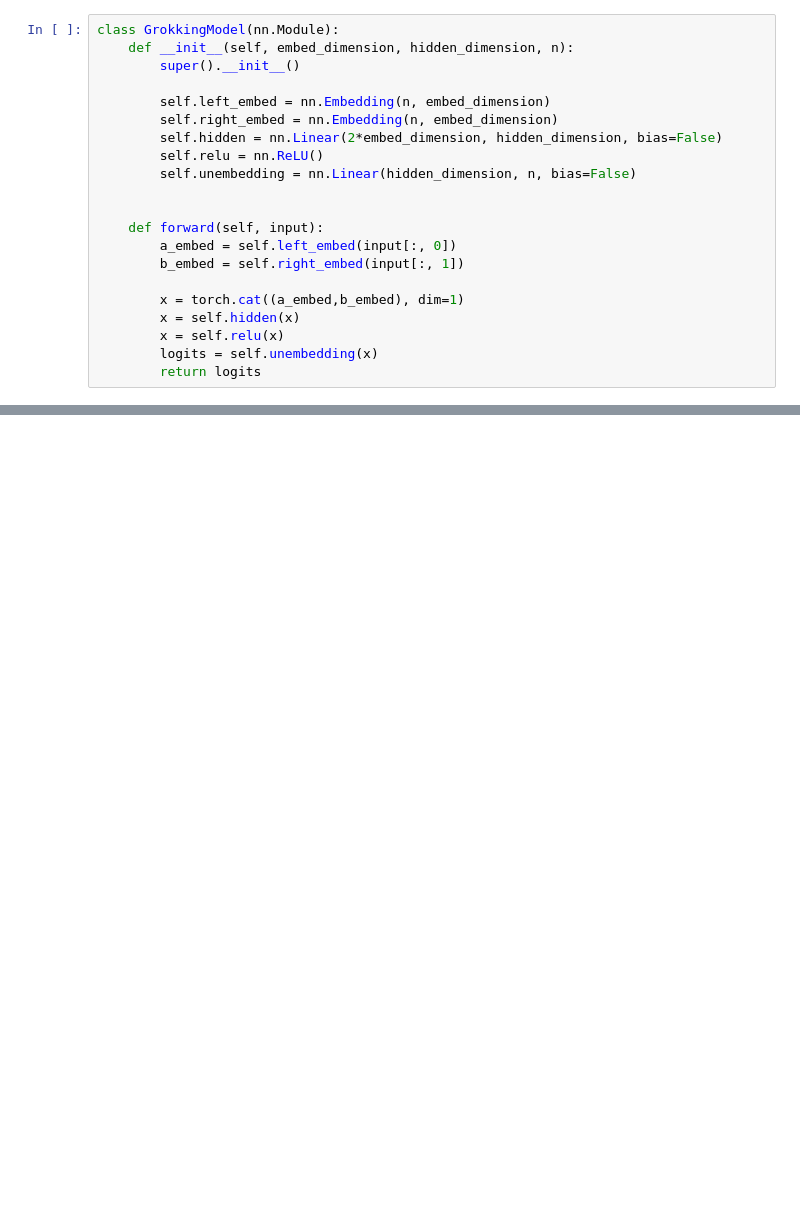
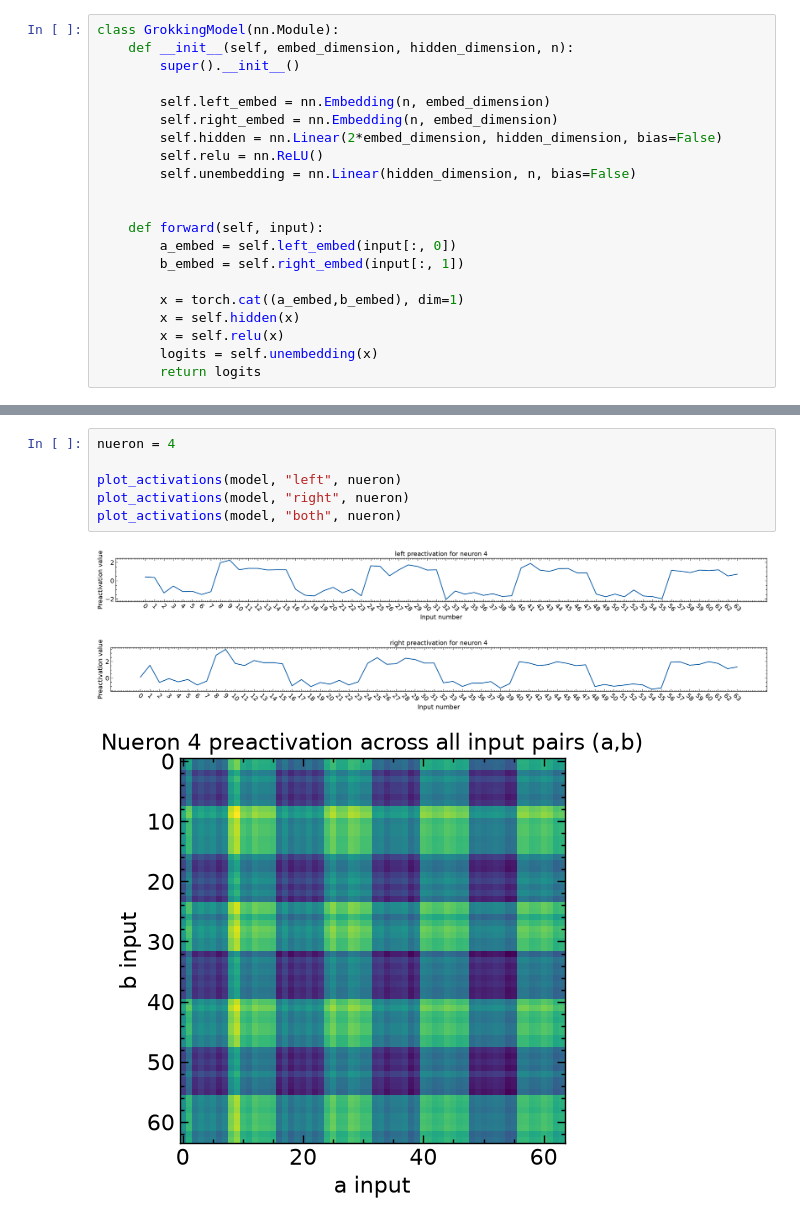
Before and after one commit to RobertDavidson1/GrokkingExperiments, a Jupyter notebook: src/grokkingexperiments/notebooks/Temp.ipynb, the cells around one changed output, grey strips where cells are left out. Drawn from its saved outputs; the diff is of its cells as text; blank space fills up the shorter version.

```diff
--- a/src/grokkingexperiments/notebooks/Temp.ipynb
+++ b/src/grokkingexperiments/notebooks/Temp.ipynb
@@ -134,0 +262,10 @@ AttributeError: 'Embedding' object has no attribute 'shape'
+# %%
+nueron = 4
+
+plot_activations(model, "left", nueron)
+plot_activations(model, "right", nueron)
+plot_activations(model, "both", nueron)
+# %% [output]
+[figure, added]
+[figure, added]
+[figure, added]
```
Also changed, not shown: parts of 15 cells of this notebook.
